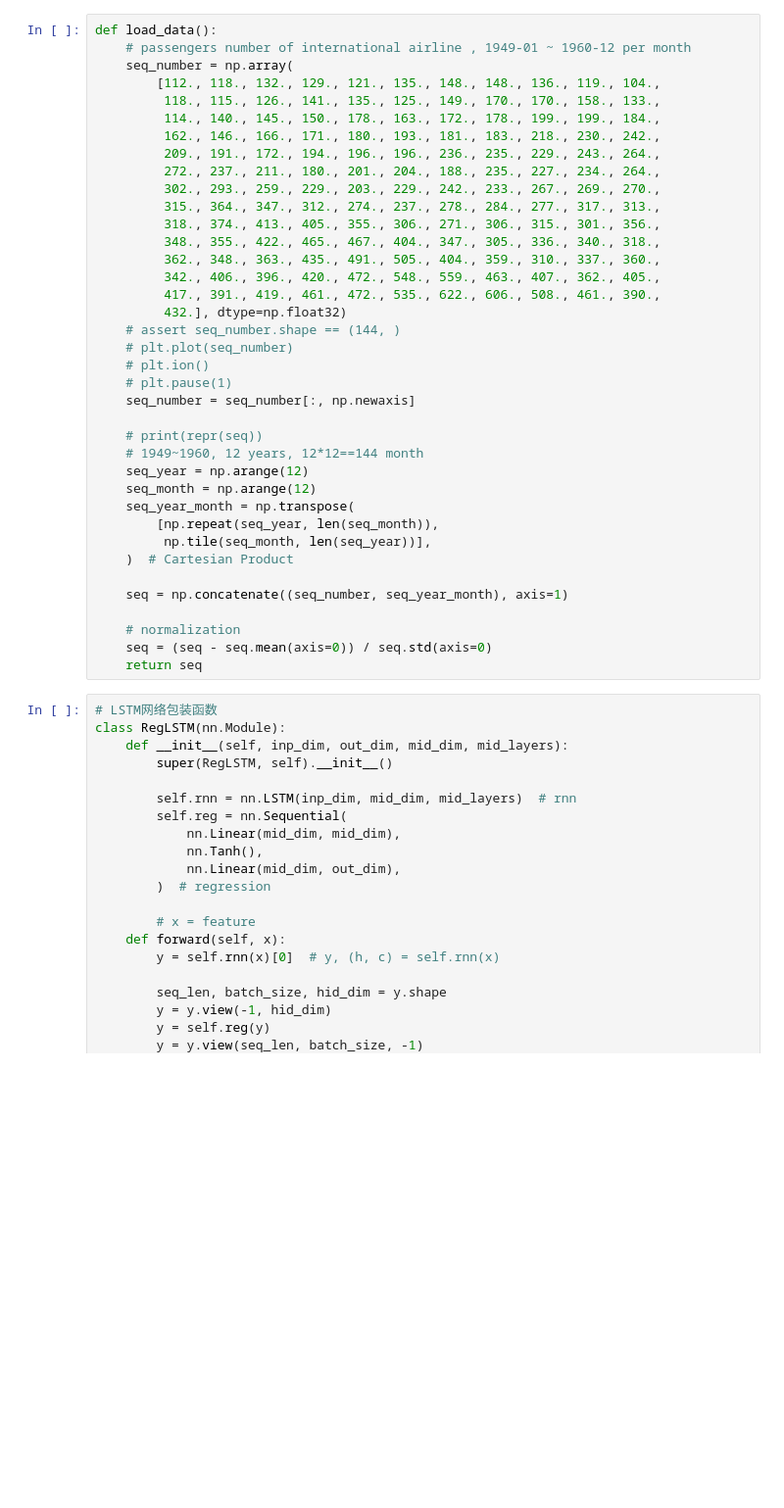
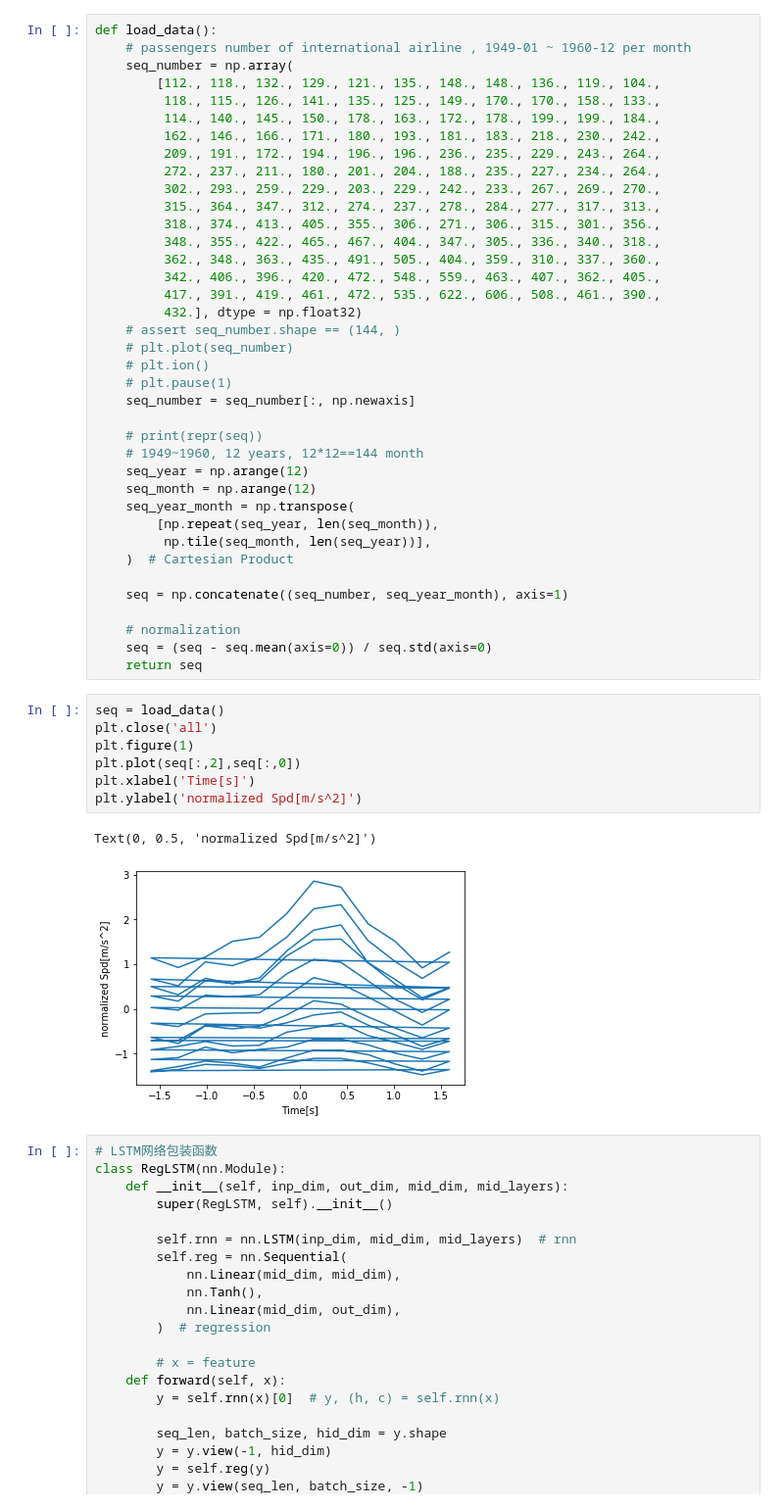
Before and after one commit to bohlinz/Basic_ML, a Jupyter notebook: LSTM/Demo_RNN_time_seq_predict.py.ipynb, the cells around one changed output. Shown at 98% size. Saved outputs shown, nothing was run; the diff lists cells and outputs as text; blank space fills up the shorter version.

```diff
--- a/LSTM/Demo_RNN_time_seq_predict.py.ipynb
+++ b/LSTM/Demo_RNN_time_seq_predict.py.ipynb
@@ -33,7 +33,7 @@ def load_data():
          362., 348., 363., 435., 491., 505., 404., 359., 310., 337., 360.,
          342., 406., 396., 420., 472., 548., 559., 463., 407., 362., 405.,
          417., 391., 419., 461., 472., 535., 622., 606., 508., 461., 390.,
-         432.], dtype=np.float32)
+         432.], dtype = np.float32)
     # assert seq_number.shape == (144, )
     # plt.plot(seq_number)
     # plt.ion()
@@ -54,6 +54,16 @@ def load_data():
     # normalization
     seq = (seq - seq.mean(axis=0)) / seq.std(axis=0)
     return seq
+# %%
+seq = load_data()
+plt.close('all')
+plt.figure(1)
+plt.plot(seq[:,2],seq[:,0])
+plt.xlabel('Time[s]')
+plt.ylabel('normalized Spd[m/s^2]')
+# %% [output]
+Text(0, 0.5, 'normalized Spd[m/s^2]')
+[figure, added]
 # %%
 # LSTM网络包装函数
 class RegLSTM(nn.Module):
```
Also changed, not shown: parts of 3 cells of this notebook, 5 other files.
